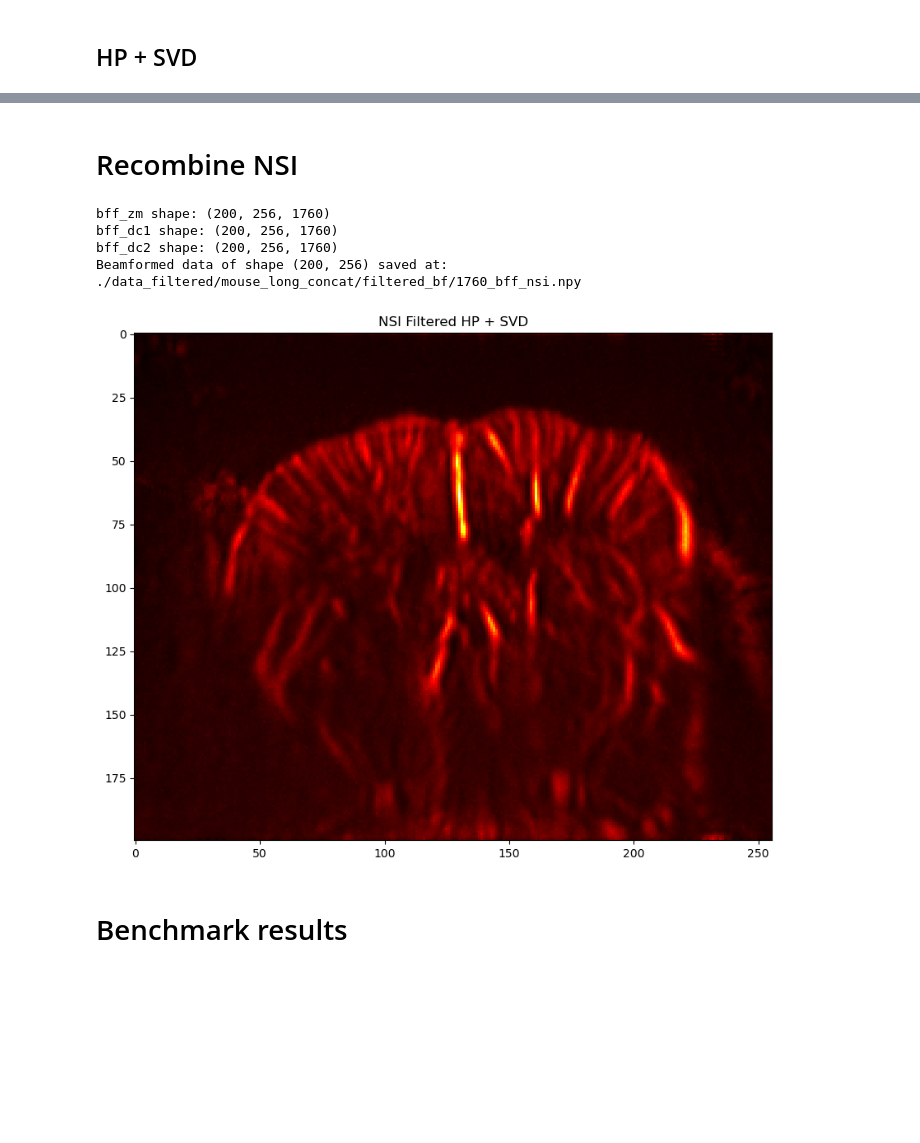
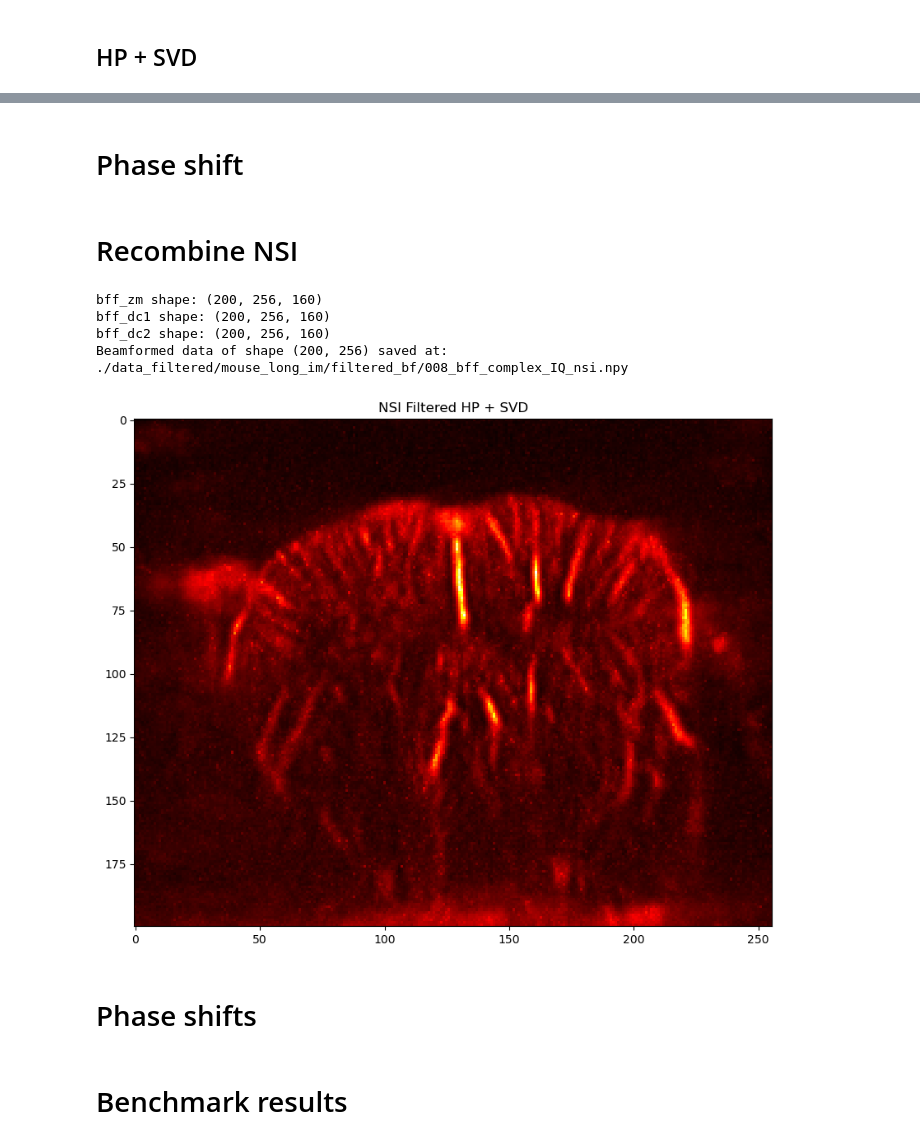
Before and after one commit to MatthieuVAUTRIN/superresolution, a Jupyter notebook: 003_post_bf_processing.ipynb, the cells around one changed output, grey strips where cells are left out. Cells and saved outputs as stored; diff of their text form; code cells hidden in the pictures; blank space fills up the shorter version.

```diff
--- a/003_post_bf_processing.ipynb
+++ b/003_post_bf_processing.ipynb
@@ -3,14 +3,15 @@
 # %%
 parameters_file_path = "/home/matmat/Documents/urban_lab/002_Superresolution/raw_data_mat/006_mouse_long/params.json"
 
-use_nsi = True #if using nsi, load nsi data in this order 1. zm 2. dc1 3. dc2
+use_nsi = False #if using nsi, load nsi data in this order 1. zm 2. dc1 3. dc2
 bf_matrix_paths = [
-    "/home/matmat/Documents/urban_lab/002_Superresolution/superresolution/data_bf/mouse_long_concat/beamformed_apodized/1760_bf_concat_zm.npy",
-    "/home/matmat/Documents/urban_lab/002_Superresolution/superresolution/data_bf/mouse_long_concat/beamformed_apodized/1760_bf_concat_dc1.npy",
-    "/home/matmat/Documents/urban_lab/002_Superresolution/superresolution/data_bf/mouse_long_concat/beamformed_apodized/1760_bf_concat_dc2.npy",
+    # "/home/matmat/Documents/urban_lab/002_Superresolution/superresolution/data_bf/mouse_long_im/beamformed_apodized/008_bf_complex_IQ_zm.npy",
+    # "/home/matmat/Documents/urban_lab/002_Superresolution/superresolution/data_bf/mouse_long_im/beamformed_apodized/008_bf_complex_IQ_dc1.npy",
+    # "/home/matmat/Documents/urban_lab/002_Superresolution/superresolution/data_bf/mouse_long_im/beamformed_apodized/008_bf_complex_IQ_dc2.npy"
 
-    #"/home/matmat/Documents/urban_lab/002_Superresolution/superresolution/data_bf/mouse_long_concat/beamformed_apodized/1760_bf_concat_rectangle.npy"
+    "/home/matmat/Documents/urban_lab/002_Superresolution/superresolution/data_bf/mouse_long_im/beamformed_apodized/008_bf_complex_rectangle.npy"
 ]
+complex_bf = True
 
 #Real data settings
 using_matlab_data = False
@@ -26,8 +27,8 @@ run_hp_SVD = True
 save_data = True
 save_image = True
 bf_data_path = "./data_filtered/"
-folder_name = "mouse_long_concat"
-beamformed_filtered_matrix_name = "1760_bff"
+folder_name = "mouse_long_im"
+beamformed_filtered_matrix_name = "008_bff"#_complex_IQ"
 # %% [markdown]
 # Imports
 # %%
@@ -211,7 +214,7 @@ if run_hp:
 # %%
 if run_hp_SVD:
     filtered_hp_svd = filter_hp(bf_matrix, sampling_rate, params["rf"]["frequency"], 0)
-    filtered_hp_svd, S = filter_svd(filtered_hp_svd, 26)
+    filtered_hp_svd, S = filter_svd(filtered_hp_svd, 9)
 
     plt.figure(figsize=(10, 8))
     plt.imshow(np.sqrt(np.sum(np.abs(filtered_hp_svd),axis=2)), aspect='auto', cmap='hot')
@@ -246,49 +249,56 @@ Optimal number of singular values to remove: 26
+# %% [markdown]
+# Phase shift
 # %% [markdown]
 # Recombine NSI
 # %%
-def get_envelope(bf_matrix, frames):
+def get_envelope(bf_matrix, frames, complex_arg = False):
     lateral_resolution = bf_matrix.shape[1]
     samples = bf_matrix.shape[0]
 
     env = np.zeros((samples, lateral_resolution, frames))
     for i in range(0, frames):
         for j in range(0, lateral_resolution):
-            env[:,j,i] = envelope(bf_matrix[:,j,i], residual=None)
+            if complex_arg:
+                env[:,j,i] = np.abs(bf_matrix[:,j,i])
+            else:
+                env[:,j,i] = envelope(bf_matrix[:,j,i], residual=None)
     return env
 # %%
 #memmap_env_nsi[:,:,i] = (memmap_bf_matrix_dc1[:,:,i] + memmap_bf_matrix_dc2[:,:,i]) / 2 - memmap_bf_matrix_zm[:,:,i]
 
 if use_nsi:
     z_limit = filtered_hp_svd.shape[0] // 3
 
     bff_zm = filtered_hp_svd[:z_limit,:,:]
     bff_dc1 = filtered_hp_svd[z_limit:z_limit*2,:,:]
     bff_dc2 = filtered_hp_svd[z_limit*2:,:,:]
 
-    bff_zm_env = get_envelope(bff_zm, bff_zm.shape[2])
-    bff_dc1_env = get_envelope(bff_dc1, bff_dc1.shape[2])
-    bff_dc2_env = get_envelope(bff_dc2, bff_dc2.shape[2])
+    bff_zm_env = get_envelope(bff_zm, bff_zm.shape[2], complex_bf)
+    bff_dc1_env = get_envelope(bff_dc1, bff_dc1.shape[2], complex_bf)
+    bff_dc2_env = get_envelope(bff_dc2, bff_dc2.shape[2], complex_bf)
 
     print(f"bff_zm shape: {bff_zm.shape}")
     print(f"bff_dc1 shape: {bff_dc1.shape}")
     print(f"bff_dc2 shape: {bff_dc2.shape}")
 
     bff_nsi = (bff_dc1_env + bff_dc2_env) / 2 - bff_zm_env
     plt.figure(figsize=(10, 8))
     # plt.imshow(20 * np.log10(np.sum(np.abs(bff_nsi),axis=2) / np.max(np.sum(np.abs(bff_nsi), axis=2))), aspect='auto', cmap='viridis', vmin=-60, vmax=0)
     plt.imshow(np.sqrt(np.sum(np.abs(bff_nsi), axis=2)), aspect='auto', cmap='hot')
 
     plt.title(f"NSI Filtered HP + SVD")
 
     if save_data:
         save_beamformed_data(np.sum(np.abs(bff_nsi), axis=2), f"{beamformed_filtered_matrix_name}_nsi", f"{bf_data_path}{folder_name}/filtered_bf/")
     if save_image:
         plt.savefig(f"{bf_data_path}{folder_name}/images/{beamformed_filtered_matrix_name}_nsi.png")
 
     filtered_hp_svd = bff_nsi
 # %% [output]
-bff_zm shape: (200, 256, 1760)
-bff_dc1 shape: (200, 256, 1760)
-bff_dc2 shape: (200, 256, 1760)
-Beamformed data of shape (200, 256) saved at: ./data_filtered/mouse_long_concat/filtered_bf/1760_bff_nsi.npy
+bff_zm shape: (200, 256, 160)
+bff_dc1 shape: (200, 256, 160)
+bff_dc2 shape: (200, 256, 160)
+Beamformed data of shape (200, 256) saved at: ./data_filtered/mouse_long_im/filtered_bf/008_bff_complex_IQ_nsi.npy
-[figure, old version]
+[figure, new version]
+# %% [markdown]
+# Phase shifts
```
Also changed, not shown: parts of 16 cells of this notebook, 27 other files.
